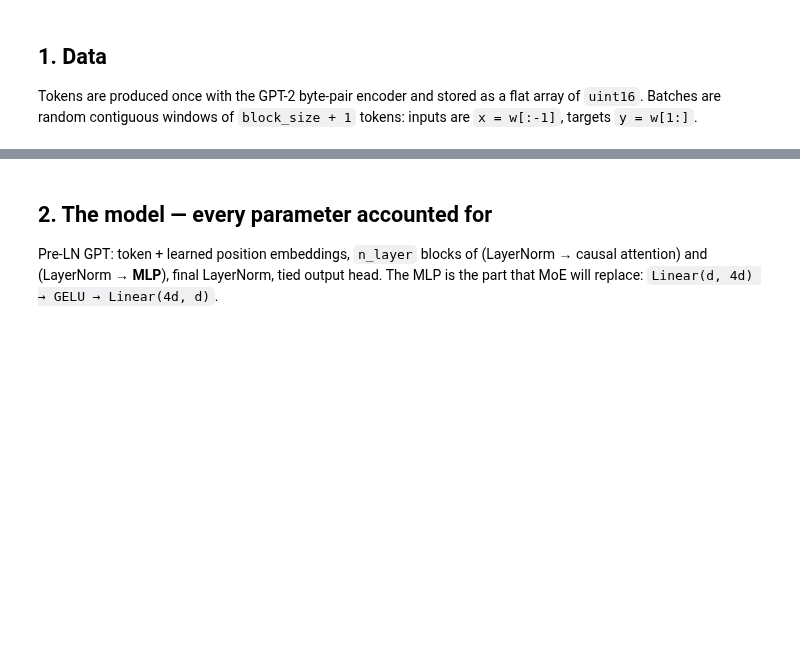
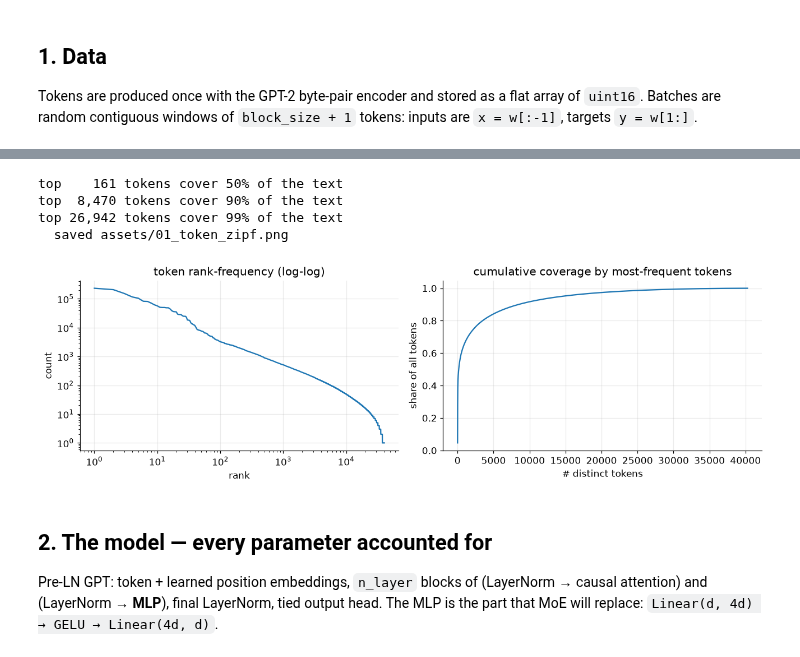
Before and after one commit to RaviNaik/ERA, a Jupyter notebook: v5/session14/moe_experiments/notebooks/01_dense_baseline.ipynb, the cells around one changed output, grey strips where cells are left out. Drawn from its saved outputs; the diff is of its cells as text; code cells hidden in the pictures; blank space fills up the shorter version.

```diff
--- a/v5/session14/moe_experiments/notebooks/01_dense_baseline.ipynb
+++ b/v5/session14/moe_experiments/notebooks/01_dense_baseline.ipynb
@@ -87,18 +152,32 @@ assert (x[:, 1:] == y[:, :-1]).all(); print("targets are inputs shifted by one:
 # %%
 # Zipf check: a handful of tokens dominate -> the loss is dominated by a long tail
-sample = np.asarray(data.split_data("train")[: min(5_000_000, data.num_tokens("train"))])
+sample = np.asarray(
+    data.split_data("train")[: min(5_000_000, data.num_tokens("train"))]
+)
 counts = np.bincount(sample, minlength=X.vocab_size)
 srt = np.sort(counts[counts > 0])[::-1]
 fig, ax = plt.subplots(1, 2, figsize=(12, 3.8))
-ax[0].loglog(np.arange(1, len(srt) + 1), srt); ax[0].set_title("token rank-frequency (log-log)")
-ax[0].set_xlabel("rank"); ax[0].set_ylabel("count")
+ax[0].loglog(np.arange(1, len(srt) + 1), srt)
+ax[0].set_title("token rank-frequency (log-log)")
+ax[0].set_xlabel("rank")
+ax[0].set_ylabel("count")
 cum = np.cumsum(srt) / srt.sum()
-ax[1].plot(cum); ax[1].set_title("cumulative coverage by most-frequent tokens"); ax[1].set_xlabel("# distinct tokens")
+ax[1].plot(cum)
+ax[1].set_title("cumulative coverage by most-frequent tokens")
+ax[1].set_xlabel("# distinct tokens")
 ax[1].set_ylabel("share of all tokens")
 for q in (0.5, 0.9, 0.99):
     k = int(np.searchsorted(cum, q)) + 1
     print(f"top {k:>6,} tokens cover {q:.0%} of the text")
-plt.tight_layout(); savefig(fig, "01_token_zipf.png"); plt.show()
+plt.tight_layout()
+savefig(fig, "01_token_zipf.png")
+plt.show()
+# %% [output]
+top    161 tokens cover 50% of the text
+top  8,470 tokens cover 90% of the text
+top 26,942 tokens cover 99% of the text
+  saved assets/01_token_zipf.png
+[figure, added]
 # %% [markdown]
 ## 2. The model — every parameter accounted for
 
```
Also changed, not shown: parts of 9 cells of this notebook, 25 other files.
